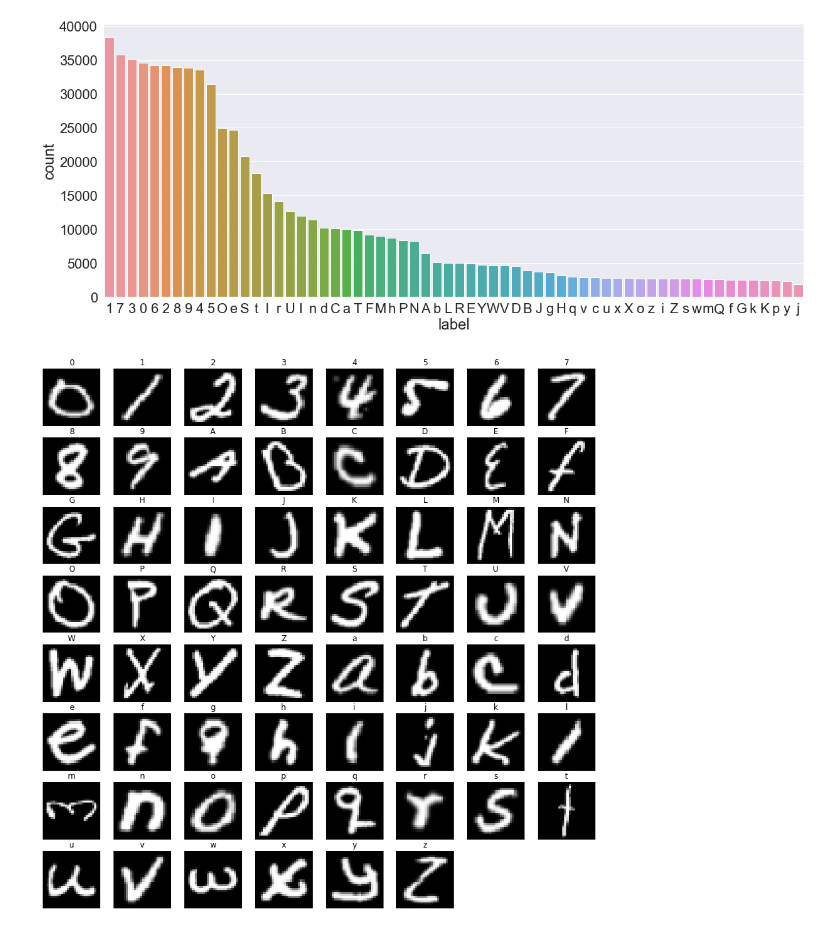
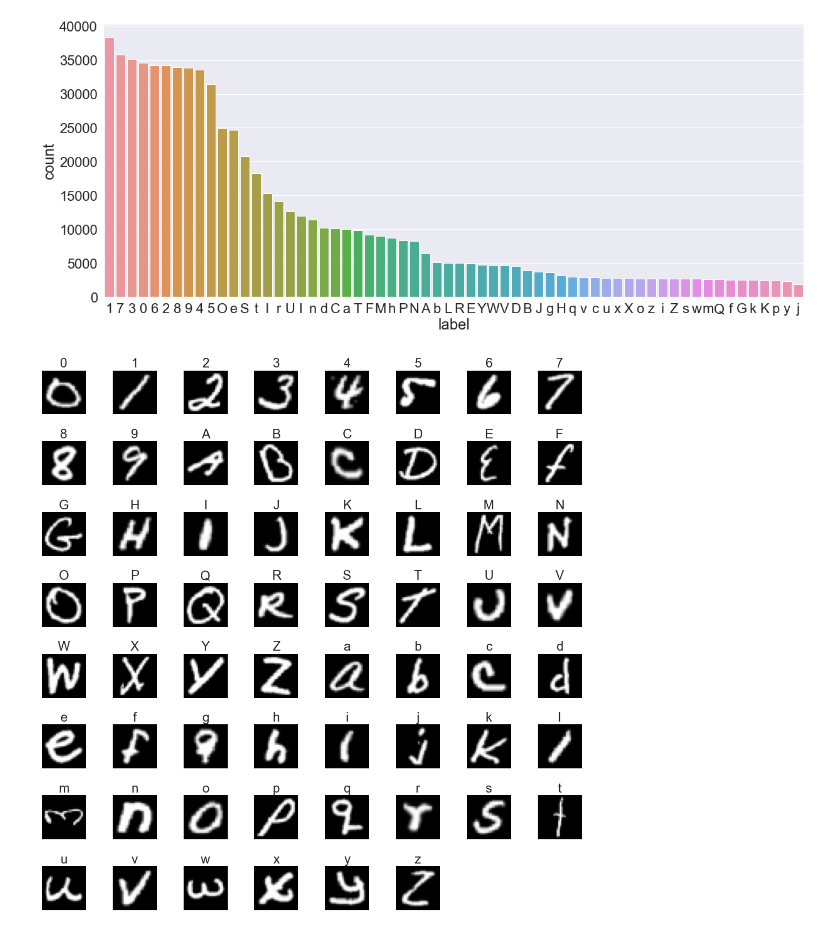
Before and after one commit to Gopal-Dahale/gupt, a Jupyter notebook: explore/EMNIST.ipynb, the cells around one changed output. Saved outputs shown, nothing was run; the diff lists cells and outputs as text; code cells hidden in the pictures.

Commit message:
explored the emnist dataset to check for errors

```diff
--- a/explore/EMNIST.ipynb
+++ b/explore/EMNIST.ipynb
@@ -23,6 +24,8 @@ test_dataset = EMNIST(data_dir,
                       download=True,
                       split='byclass',
                       transform=transforms.Compose([ToTensor()]))
+# %%
+dataset.data = dataset.data.reshape(-1,28,28).swapaxes(1,2)
 # %%
 len(dataset), len(test_dataset)
 # %% [output]
@@ -58,19 +61,24 @@ for i,j  in dataset:
     if j not in values:
         uniques.append({'img': i, 'label':j})
         values.append(j)
+# %%
+def label_to_value(label):
+    if label>= 10 and label <=35:
+        label = chr(label -10 + 65)
+    elif label >=36 and label <= 61:
+        label = chr(label - 36 + 97)
+    return label
 # %%
 fig = plt.figure(figsize=(15, 15))
 for i in values:
     ax = fig.add_subplot(8, 8, i + 1)
     data = list(filter(lambda data: data['label'] ==  i, uniques))
     image = data[0]['img']
     label = data[0]['label']
-    if label>= 10 and label <=35:
-        label = chr(label -10 + 65)
-    elif label >=36 and label <= 61:
-        label = chr(label - 36 + 97)
-    ax.imshow(image.reshape(28, 28).swapaxes(0, 1), cmap='gray')
+    label = label_to_value(label)
+    ax.imshow(image, cmap='gray')
     ax.set_title(label)
     ax.axis('off')
+fig.tight_layout()
 # %% [output]
-[figure, old version]
+[figure, new version]
```
Also changed, not shown: parts of 10 cells of this notebook, 1 other file.
